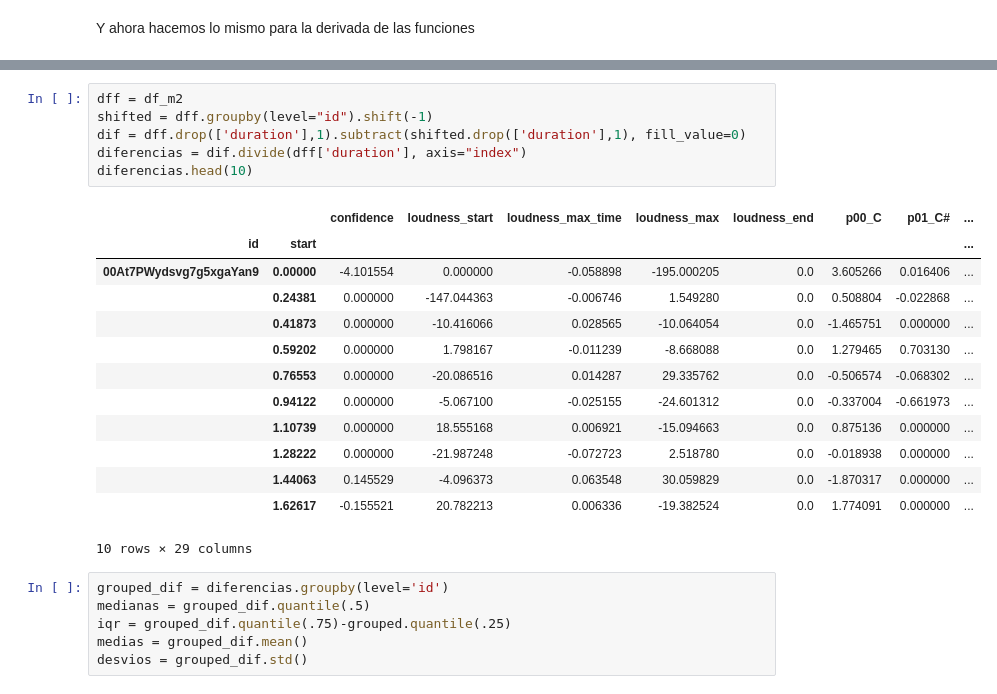
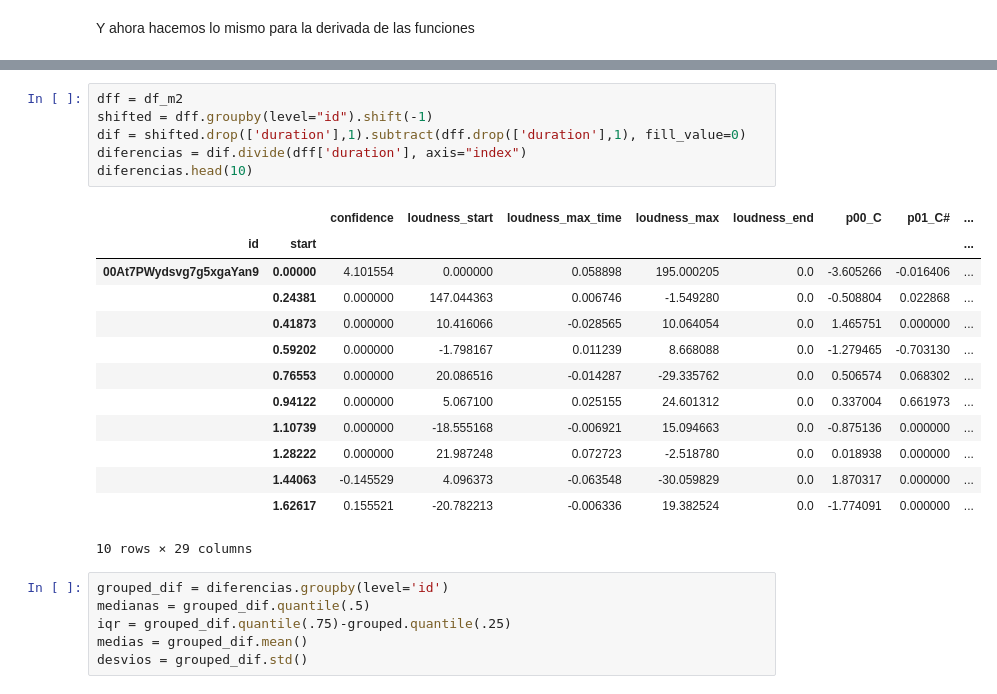
Before and after one commit to francotestori/dmctuba_01, a Jupyter notebook: preprocesamiento/01_crear_df_todo_preprocesamiento.ipynb, the cells around one changed output, grey strips where cells are left out. Saved outputs shown, nothing was run; the diff lists cells and outputs as text.

```diff
--- a/preprocesamiento/01_crear_df_todo_preprocesamiento.ipynb
+++ b/preprocesamiento/01_crear_df_todo_preprocesamiento.ipynb
@@ -216,22 +203,22 @@ Y ahora hacemos lo mismo para la derivada de las funciones
 # %%
 dff = df_m2
 shifted = dff.groupby(level="id").shift(-1)
-dif = dff.drop(['duration'],1).subtract(shifted.drop(['duration'],1), fill_value=0)
+dif = shifted.drop(['duration'],1).subtract(dff.drop(['duration'],1), fill_value=0)
 diferencias = dif.divide(dff['duration'], axis="index")
 diferencias.head(10)
 # %% [output]
 |  |  | confidence | loudness_start | loudness_max_time | loudness_max | loudness_end | p00_C | p01_C# | ... |
 | id | start |  |  |  |  |  |  |  | ... |
-| 00At7PWydsvg7g5xgaYan9 | 0.00000 | -4.101554 | 0.000000 | -0.058898 | -195.000205 | 0.0 | 3.605266 | 0.016406 | ... |
-|  | 0.24381 | 0.000000 | -147.044363 | -0.006746 | 1.549280 | 0.0 | 0.508804 | -0.022868 | ... |
-|  | 0.41873 | 0.000000 | -10.416066 | 0.028565 | -10.064054 | 0.0 | -1.465751 | 0.000000 | ... |
-|  | 0.59202 | 0.000000 | 1.798167 | -0.011239 | -8.668088 | 0.0 | 1.279465 | 0.703130 | ... |
-|  | 0.76553 | 0.000000 | -20.086516 | 0.014287 | 29.335762 | 0.0 | -0.506574 | -0.068302 | ... |
-|  | 0.94122 | 0.000000 | -5.067100 | -0.025155 | -24.601312 | 0.0 | -0.337004 | -0.661973 | ... |
-|  | 1.10739 | 0.000000 | 18.555168 | 0.006921 | -15.094663 | 0.0 | 0.875136 | 0.000000 | ... |
-|  | 1.28222 | 0.000000 | -21.987248 | -0.072723 | 2.518780 | 0.0 | -0.018938 | 0.000000 | ... |
-|  | 1.44063 | 0.145529 | -4.096373 | 0.063548 | 30.059829 | 0.0 | -1.870317 | 0.000000 | ... |
-|  | 1.62617 | -0.155521 | 20.782213 | 0.006336 | -19.382524 | 0.0 | 1.774091 | 0.000000 | ... |
+| 00At7PWydsvg7g5xgaYan9 | 0.00000 | 4.101554 | 0.000000 | 0.058898 | 195.000205 | 0.0 | -3.605266 | -0.016406 | ... |
+|  | 0.24381 | 0.000000 | 147.044363 | 0.006746 | -1.549280 | 0.0 | -0.508804 | 0.022868 | ... |
+|  | 0.41873 | 0.000000 | 10.416066 | -0.028565 | 10.064054 | 0.0 | 1.465751 | 0.000000 | ... |
+|  | 0.59202 | 0.000000 | -1.798167 | 0.011239 | 8.668088 | 0.0 | -1.279465 | -0.703130 | ... |
+|  | 0.76553 | 0.000000 | 20.086516 | -0.014287 | -29.335762 | 0.0 | 0.506574 | 0.068302 | ... |
+|  | 0.94122 | 0.000000 | 5.067100 | 0.025155 | 24.601312 | 0.0 | 0.337004 | 0.661973 | ... |
+|  | 1.10739 | 0.000000 | -18.555168 | -0.006921 | 15.094663 | 0.0 | -0.875136 | 0.000000 | ... |
+|  | 1.28222 | 0.000000 | 21.987248 | 0.072723 | -2.518780 | 0.0 | 0.018938 | 0.000000 | ... |
+|  | 1.44063 | -0.145529 | 4.096373 | -0.063548 | -30.059829 | 0.0 | 1.870317 | 0.000000 | ... |
+|  | 1.62617 | 0.155521 | -20.782213 | -0.006336 | 19.382524 | 0.0 | -1.774091 | 0.000000 | ... |
 10 rows × 29 columns
 # %%
 grouped_dif = diferencias.groupby(level='id')
```
Also changed, not shown: parts of 15 cells of this notebook, 8 other files.
